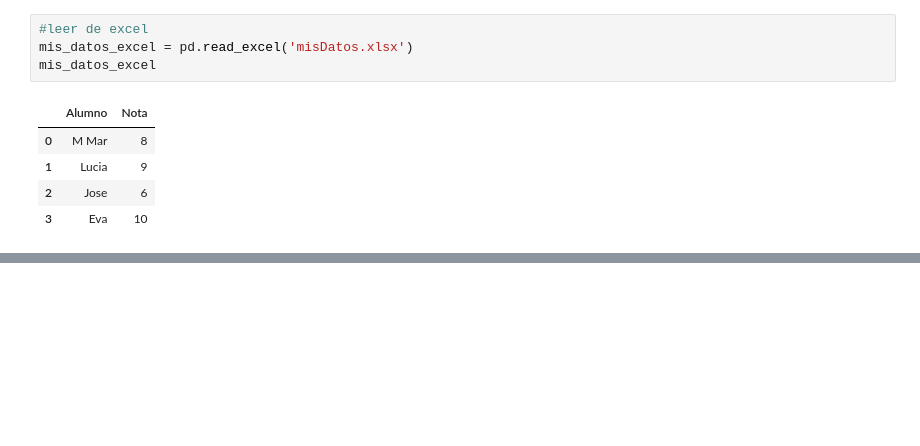
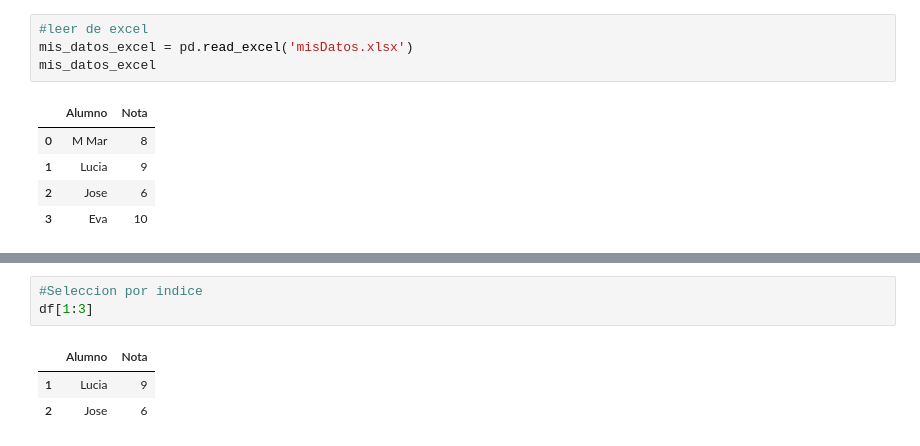
Before and after one commit to josecodetech/pandas, a Jupyter notebook: pandas.ipynb, the cells around one changed output, grey strips where cells are left out. Cells and saved outputs as stored; diff of their text form; blank space fills up the shorter version.

Commit message:
Seleccion

```diff
--- a/pandas.ipynb
+++ b/pandas.ipynb
@@ -306,0 +317,7 @@ mis_datos_excel
+# %%
+#Seleccion por indice
+df[1:3]
+# %% [output]
+|  | Alumno | Nota |
+| 1 | Lucia | 9 |
+| 2 | Jose | 6 |
```
Also changed, not shown: parts of 5 cells of this notebook.
